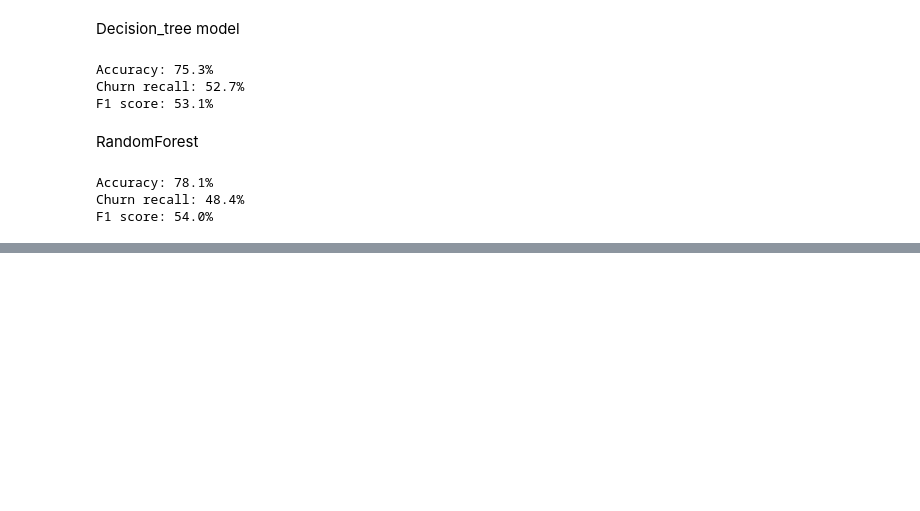
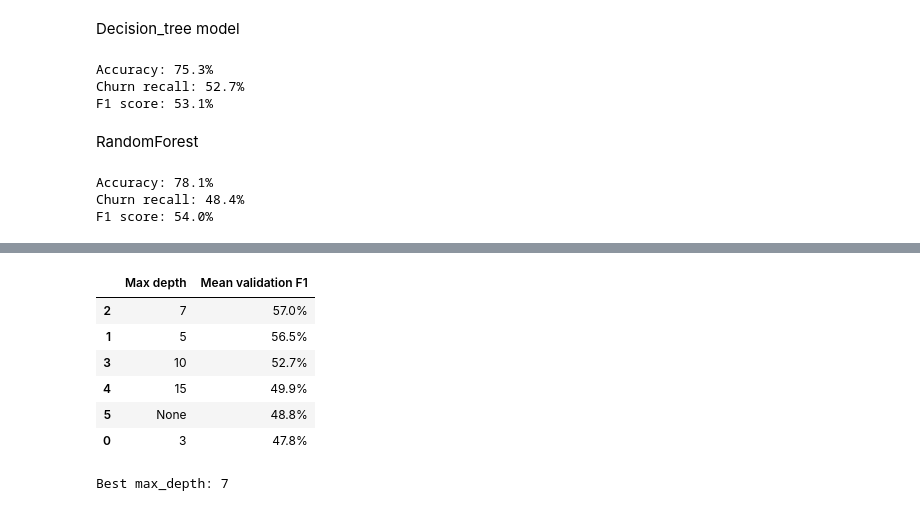
Before and after one commit to mahmoudkhier35-star/AI_graduationProject, a Jupyter notebook: notebooks/modeling.ipynb, the cells around one changed output, grey strips where cells are left out. Cells and saved outputs as stored; diff of their text form; code cells hidden in the pictures; blank space fills up the shorter version.

```diff
--- a/notebooks/modeling.ipynb
+++ b/notebooks/modeling.ipynb
@@ -145,0 +190,51 @@ F1 score: 54.0%
+# %%
+X_train_raw = x.loc[X_train.index]
+
+tree_preprocessor = ColumnTransformer(
+    transformers=[
+        ("categories", OneHotEncoder(handle_unknown="ignore"), text_columns),
+        ("charges", SimpleImputer(strategy="median"), ["TotalCharges"])
+    ],
+    remainder="passthrough"
+)
+
+tree_pipeline = Pipeline([
+    ("preprocessing", tree_preprocessor),
+    ("tree", DecisionTreeClassifier(random_state=42))
+])
+
+cv = StratifiedKFold(n_splits=5, shuffle=True, random_state=42)
+
+search = GridSearchCV(
+    estimator=tree_pipeline,
+    param_grid={"tree__max_depth": [3, 5, 7, 10, 15, None]},
+    scoring="f1",
+    cv=cv
+)
+
+search.fit(X_train_raw, y_train)
+
+depth_results = pd.DataFrame({
+    "Max depth": search.cv_results_["params"],
+    "Mean validation F1": search.cv_results_["mean_test_score"]
+})
+depth_results["Max depth"] = [
+    str(params["tree__max_depth"]) for params in depth_results["Max depth"]
+]
+
+display(
+    depth_results.sort_values("Mean validation F1", ascending=False)
+    .style.format({"Mean validation F1": "{:.1%}"})
+)
+
+best_tree = search.best_estimator_
+print("Best max_depth:", search.best_params_["tree__max_depth"])
+# %% [output]
+|  | Max depth | Mean validation F1 |
+| 2 | 7 | 57.0% |
+| 1 | 5 | 56.5% |
+| 3 | 10 | 52.7% |
+| 4 | 15 | 49.9% |
+| 5 | None | 48.8% |
+| 0 | 3 | 47.8% |
+Best max_depth: 7
```
Also changed, not shown: parts of 10 cells of this notebook, 3 other files.
